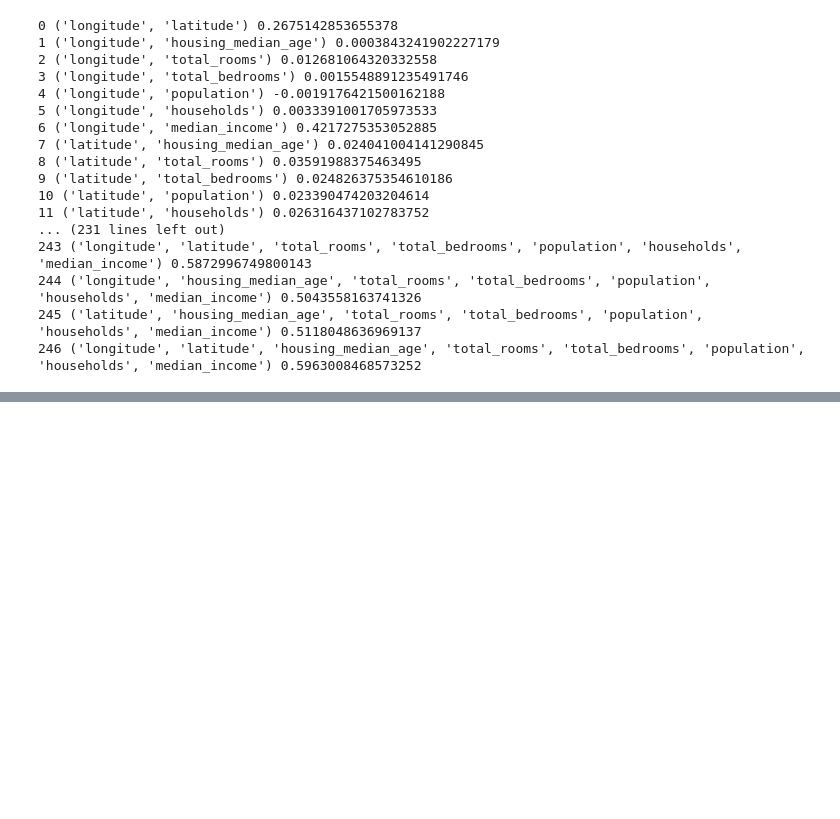
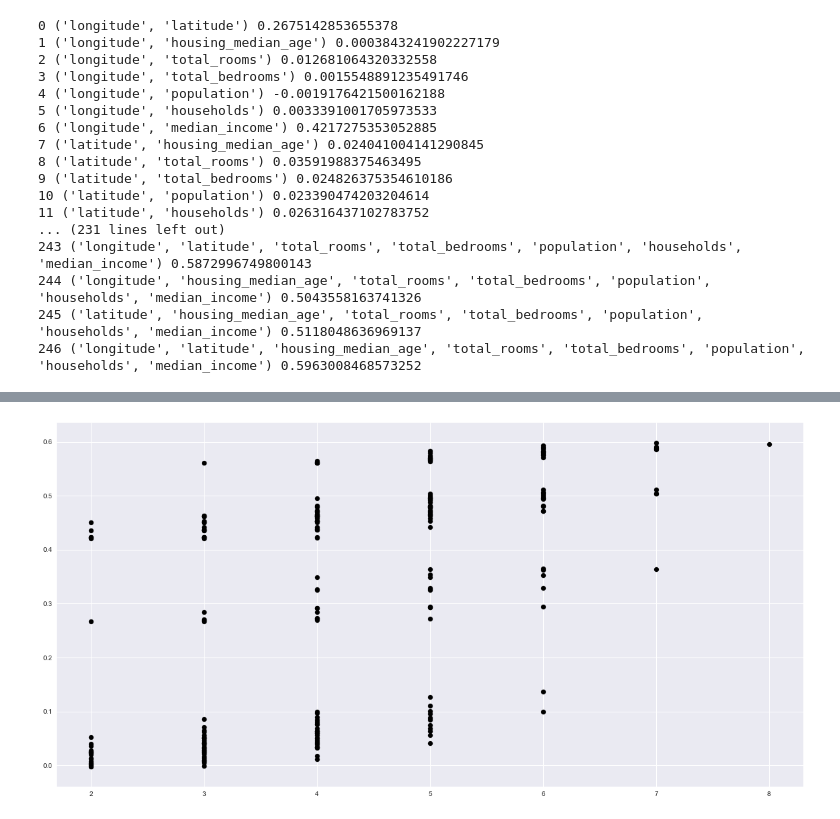
Before and after one commit to marianoju/neuefische, a Jupyter notebook: Multi-Dimensional Linear Regression - Analysis.ipynb, the cells around one changed output, grey strips where cells are left out. Saved outputs shown, nothing was run; the diff lists cells and outputs as text; code cells hidden in the pictures; blank space fills up the shorter version.

Commit message:
+ plot

```diff
--- a/Multi-Dimensional Linear Regression - Analysis.ipynb
+++ b/Multi-Dimensional Linear Regression - Analysis.ipynb
@@ -278,2 +276,2 @@ header = [""]
 # %%
-results_df = pd.read_csv("data/results.csv", sep=",", delimiter="\"", names=header)
+results_df = pd.read_csv("data/results.csv", sep=",")
@@ -300,0 +299,8 @@ results
+# %%
+# Plot outputs
+plt.figure(figsize=(20,10))
+plt.scatter(results_df["no_of_features"], results_df["r2_score"], color='black')
+
+plt.show();
+# %% [output]
+[figure, added]
```
Also changed, not shown: parts of 4 cells of this notebook.
